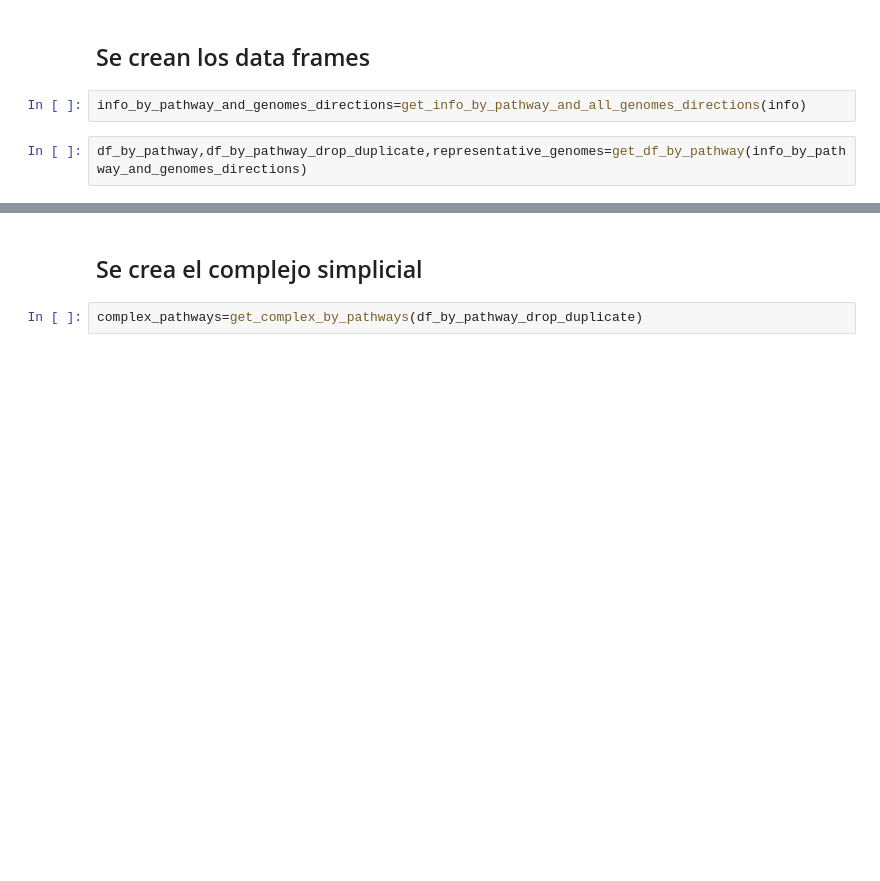
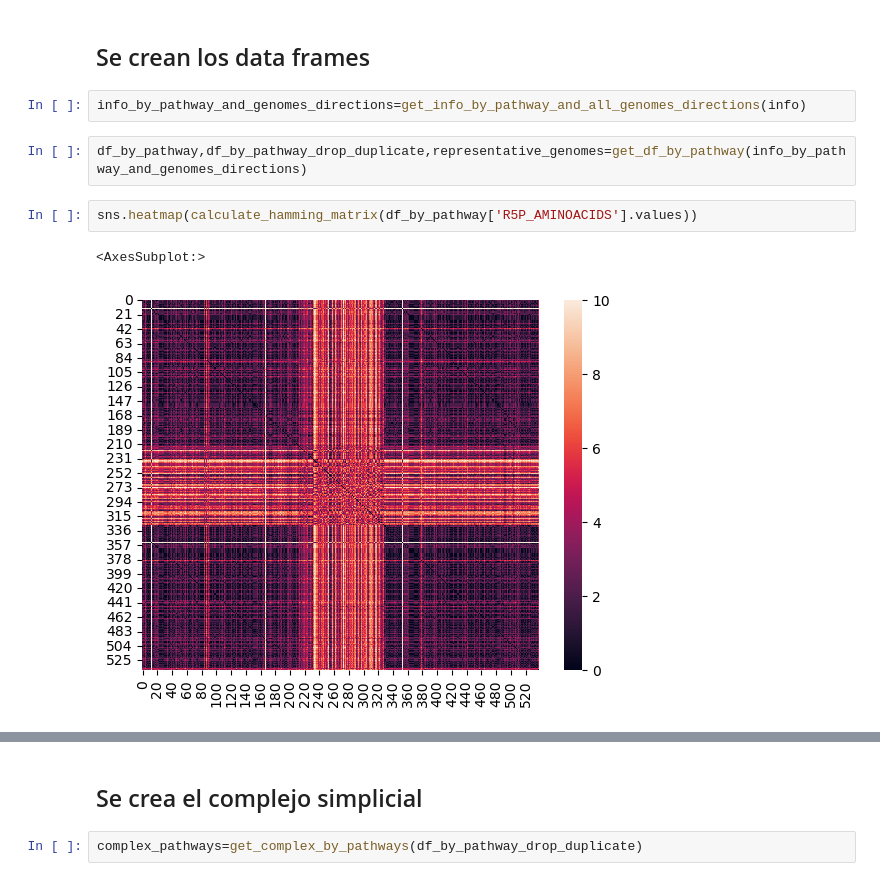
Before and after one commit to FFranciscoEspinosa/Tesis, a Jupyter notebook: Notebook_Strepto.ipynb, the cells around one changed output, grey strips where cells are left out. Drawn from its saved outputs; the diff is of its cells as text; blank space fills up the shorter version.

```diff
--- a/Notebook_Strepto.ipynb
+++ b/Notebook_Strepto.ipynb
@@ -36,3 +36,8 @@ names=pd.read_csv('data/Strepto.ids',sep='\t',dtype='object',header=None)
 info_by_pathway_and_genomes_directions=get_info_by_pathway_and_all_genomes_directions(info)
 # %%
 df_by_pathway,df_by_pathway_drop_duplicate,representative_genomes=get_df_by_pathway(info_by_pathway_and_genomes_directions)
+# %%
+sns.heatmap(calculate_hamming_matrix(df_by_pathway['R5P_AMINOACIDS'].values))
+# %% [output]
+<AxesSubplot:>
+[figure, added]
```
Also changed, not shown: parts of 54 cells of this notebook, 1 other file.
